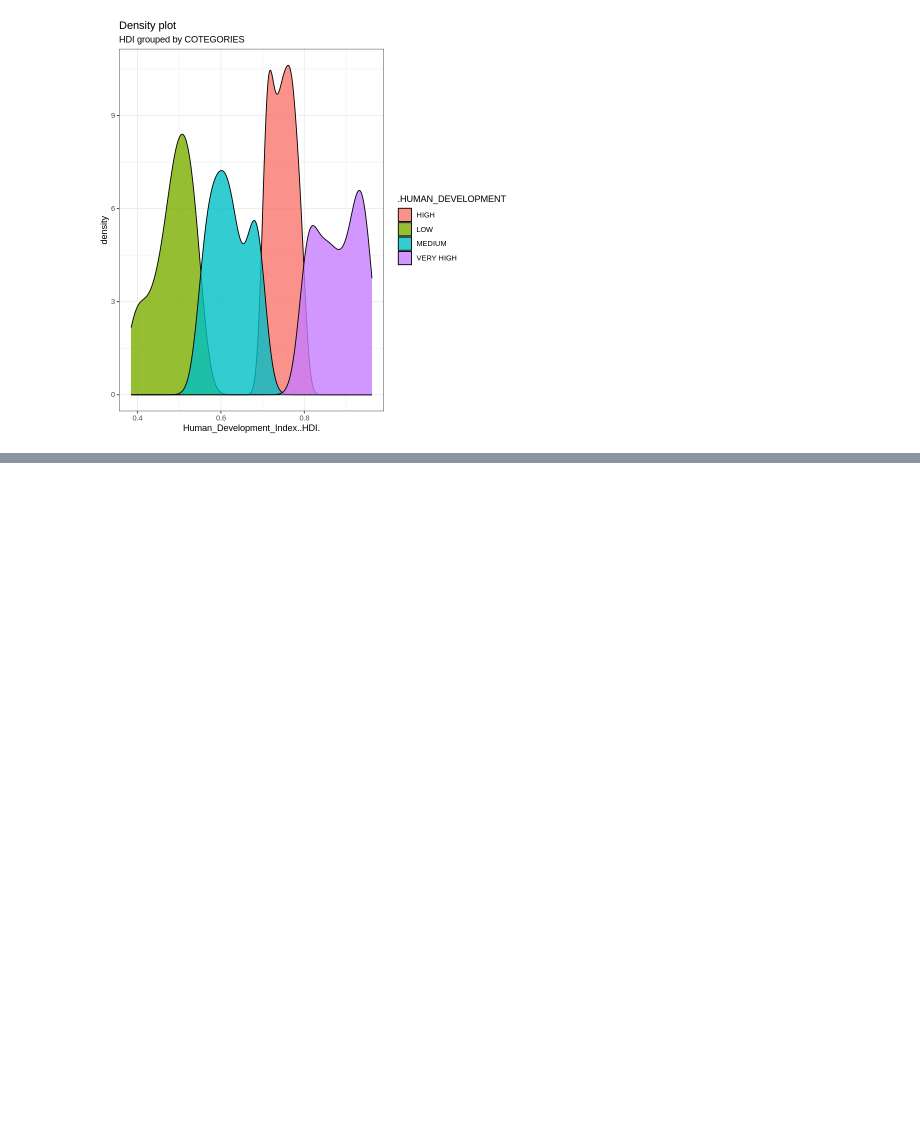
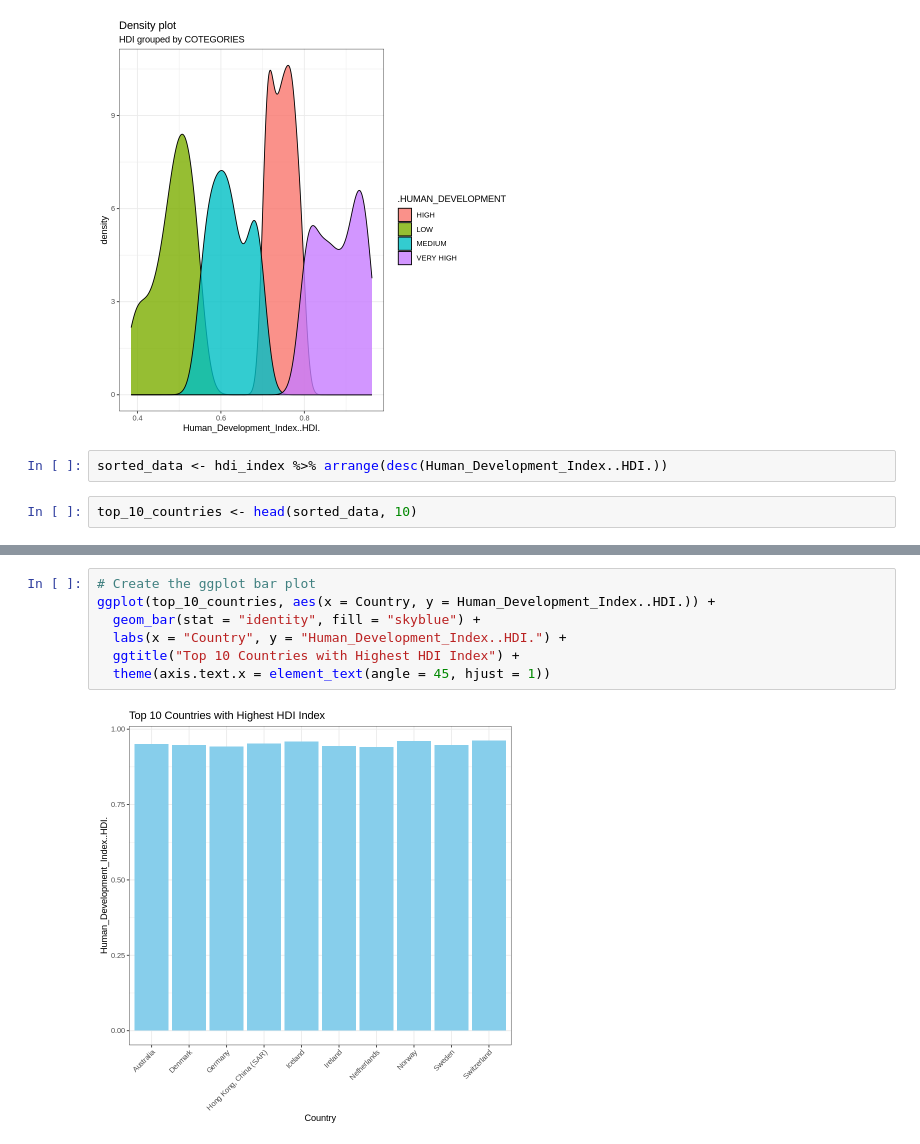
Before and after one commit to LeenaBirvatkar/Human-Development-Index-Analysis, a Jupyter notebook: HDI_index.ipynb, the cells around one changed output, grey strips where cells are left out. Drawn from its saved outputs; the diff is of its cells as text; blank space fills up the shorter version.

```diff
--- a/HDI_index.ipynb
+++ b/HDI_index.ipynb
@@ -275,3 +282,7 @@ plot(g1)
 Warning message:
 “Removed 4 rows containing non-finite values (`stat_density()`).”
 [figure]
+# %%
+sorted_data <- hdi_index %>% arrange(desc(Human_Development_Index..HDI.))
+# %%
+top_10_countries <- head(sorted_data, 10)
@@ -277,0 +305,9 @@ Warning message:
+# %%
+# Create the ggplot bar plot
+ggplot(top_10_countries, aes(x = Country, y = Human_Development_Index..HDI.)) +
+  geom_bar(stat = "identity", fill = "skyblue") +
+  labs(x = "Country", y = "Human_Development_Index..HDI.") +
+  ggtitle("Top 10 Countries with Highest HDI Index") +
+  theme(axis.text.x = element_text(angle = 45, hjust = 1))
+# %% [output]
+[figure, added]
```
Also changed, not shown: parts of 11 cells of this notebook.
